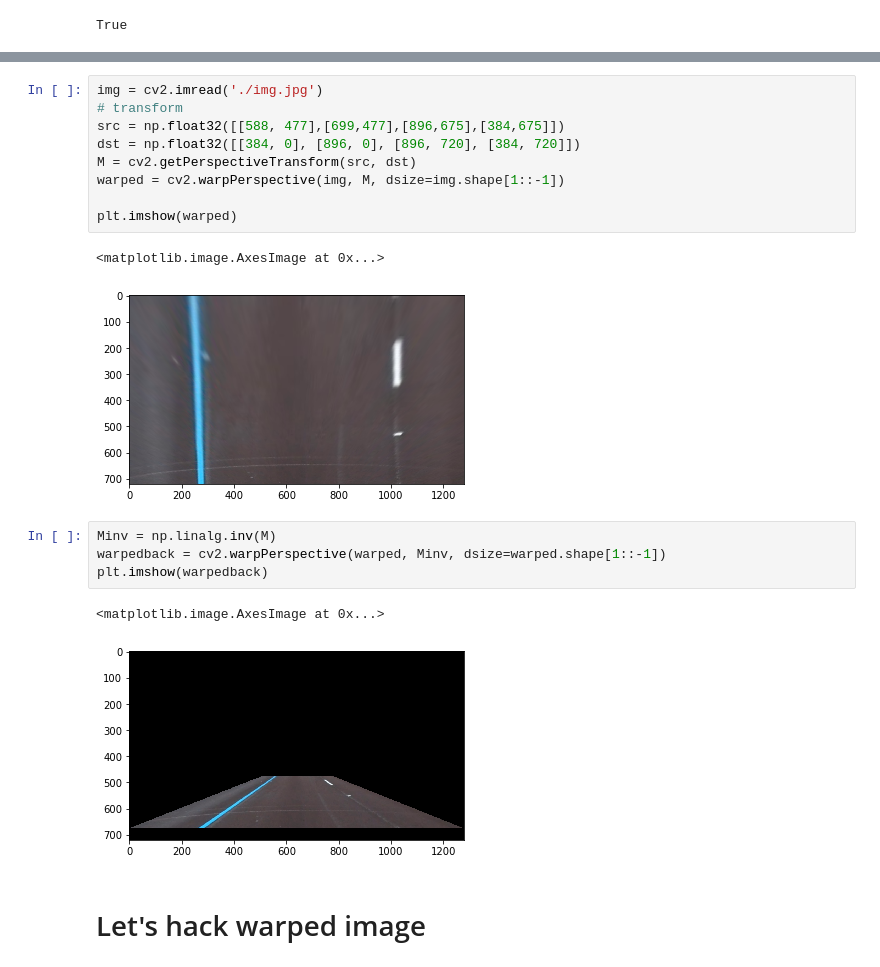
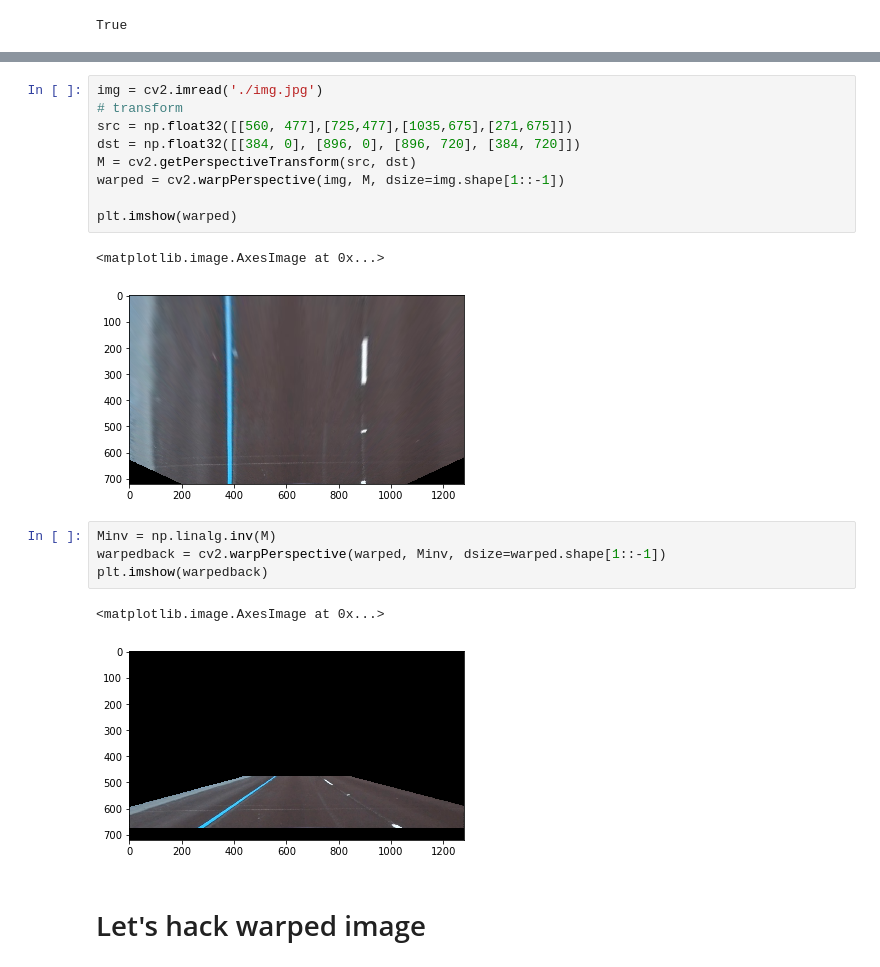
Before and after one commit to trivus/CarND-Advanced-Lane-Lines, a Jupyter notebook: advanced lane project.ipynb, the cells around one changed output, grey strips where cells are left out. Saved outputs shown, nothing was run; the diff lists cells and outputs as text.

```diff
--- a/advanced lane project.ipynb
+++ b/advanced lane project.ipynb
@@ -85,22 +91,22 @@ True
 # %%
 img = cv2.imread('./img.jpg')
 # transform
-src = np.float32([[588, 477],[699,477],[896,675],[384,675]])
+src = np.float32([[560, 477],[725,477],[1035,675],[271,675]])
 dst = np.float32([[384, 0], [896, 0], [896, 720], [384, 720]])
 M = cv2.getPerspectiveTransform(src, dst)
 warped = cv2.warpPerspective(img, M, dsize=img.shape[1::-1])
 
 plt.imshow(warped)
 # %% [output]
 <matplotlib.image.AxesImage at 0x...>
-[figure, old version]
+[figure, new version]
 # %%
 Minv = np.linalg.inv(M)
 warpedback = cv2.warpPerspective(warped, Minv, dsize=warped.shape[1::-1])
 plt.imshow(warpedback)
 # %% [output]
 <matplotlib.image.AxesImage at 0x...>
-[figure, old version]
+[figure, new version]
 # %% [markdown]
 # Let's hack warped image
 # %%
```
Also changed, not shown: parts of 13 cells of this notebook, 1 other file.
